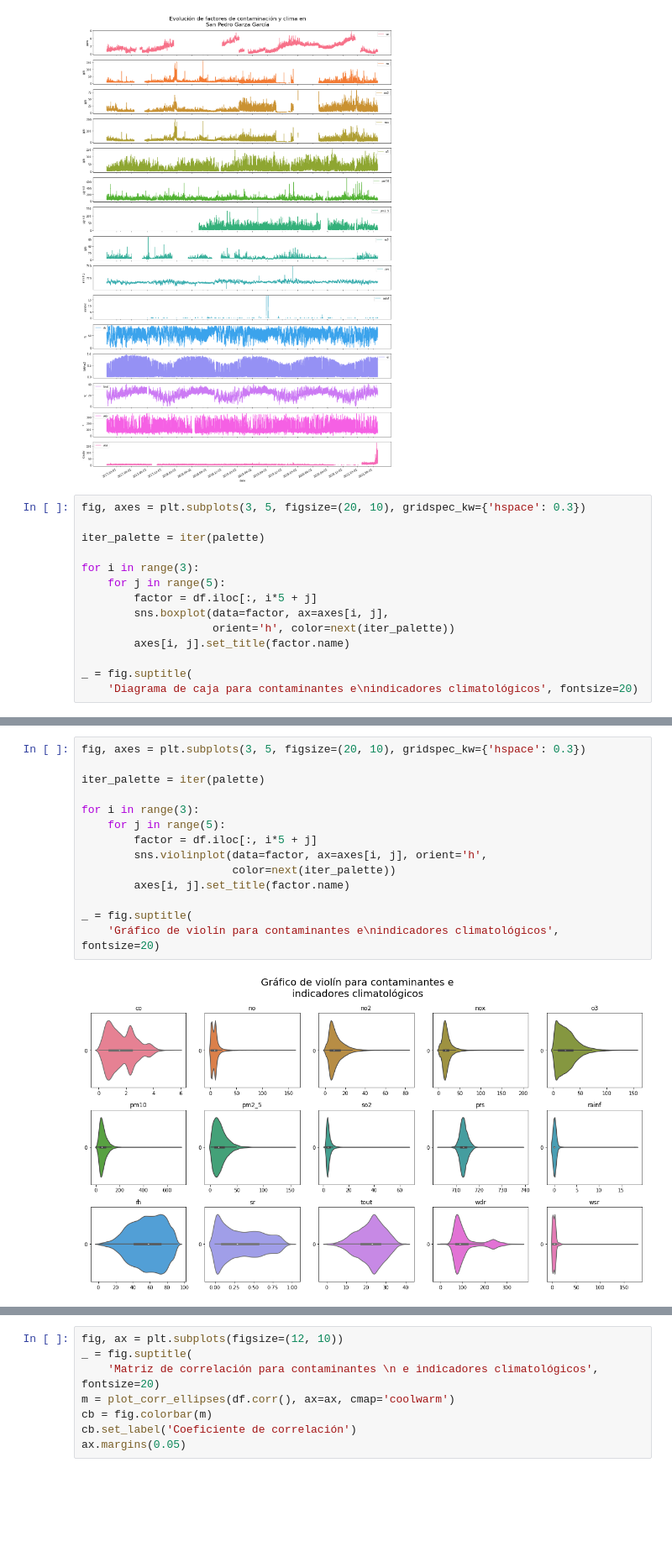
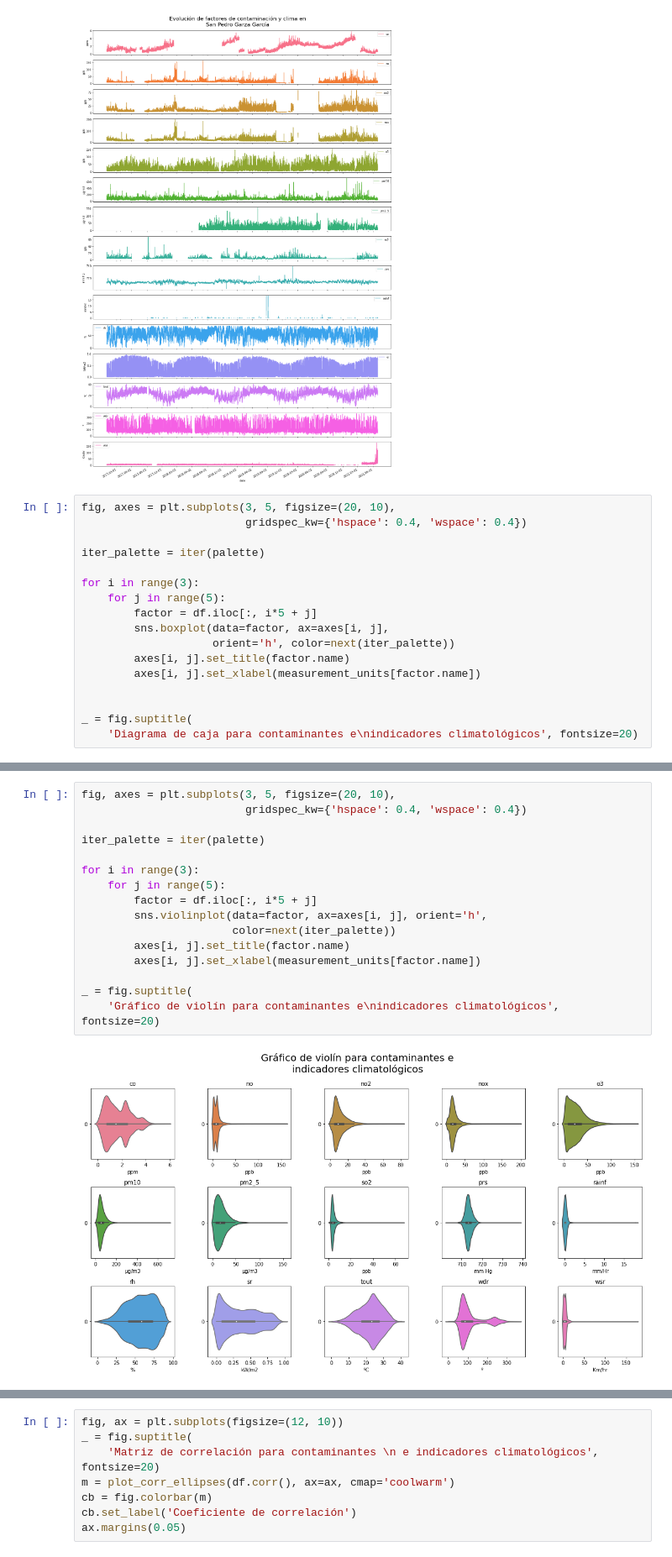
Before and after one commit to kmontocam/MA2003B, a Jupyter notebook: analysis.ipynb, the cells around one changed output, grey strips where cells are left out. Shown at 84% size. Drawn from its saved outputs; the diff is of its cells as text; blank space fills up the shorter version.

```diff
--- a/analysis.ipynb
+++ b/analysis.ipynb
@@ -105,7 +106,8 @@ fig.subplots_adjust(top=0.955)
 # %% [output]
 [figure]
 # %%
-fig, axes = plt.subplots(3, 5, figsize=(20, 10), gridspec_kw={'hspace': 0.3})
+fig, axes = plt.subplots(3, 5, figsize=(20, 10),
+                         gridspec_kw={'hspace': 0.4, 'wspace': 0.4})
 
 iter_palette = iter(palette)
 
@@ -115,6 +117,8 @@ for i in range(3):
         sns.boxplot(data=factor, ax=axes[i, j],
                     orient='h', color=next(iter_palette))
         axes[i, j].set_title(factor.name)
+        axes[i, j].set_xlabel(measurement_units[factor.name])
+
 
 _ = fig.suptitle(
     'Diagrama de caja para contaminantes e\nindicadores climatológicos', fontsize=20)
@@ -123,19 +127,21 @@ _ = fig.suptitle(
 # %%
-fig, axes = plt.subplots(3, 5, figsize=(20, 10), gridspec_kw={'hspace': 0.3})
+fig, axes = plt.subplots(3, 5, figsize=(20, 10),
+                         gridspec_kw={'hspace': 0.4, 'wspace': 0.4})
 
 iter_palette = iter(palette)
 
 for i in range(3):
     for j in range(5):
         factor = df.iloc[:, i*5 + j]
         sns.violinplot(data=factor, ax=axes[i, j], orient='h',
                        color=next(iter_palette))
         axes[i, j].set_title(factor.name)
+        axes[i, j].set_xlabel(measurement_units[factor.name])
 
 _ = fig.suptitle(
     'Gráfico de violín para contaminantes e\nindicadores climatológicos', fontsize=20)
 # %% [output]
-[figure, old version]
+[figure, new version]
 # %%
 fig, axes = plt.subplots(3, 5, figsize=(20, 10),
                          gridspec_kw={'hspace': 0.4, 'wspace': 0.4})
```
Also changed, not shown: parts of 22 cells of this notebook.
